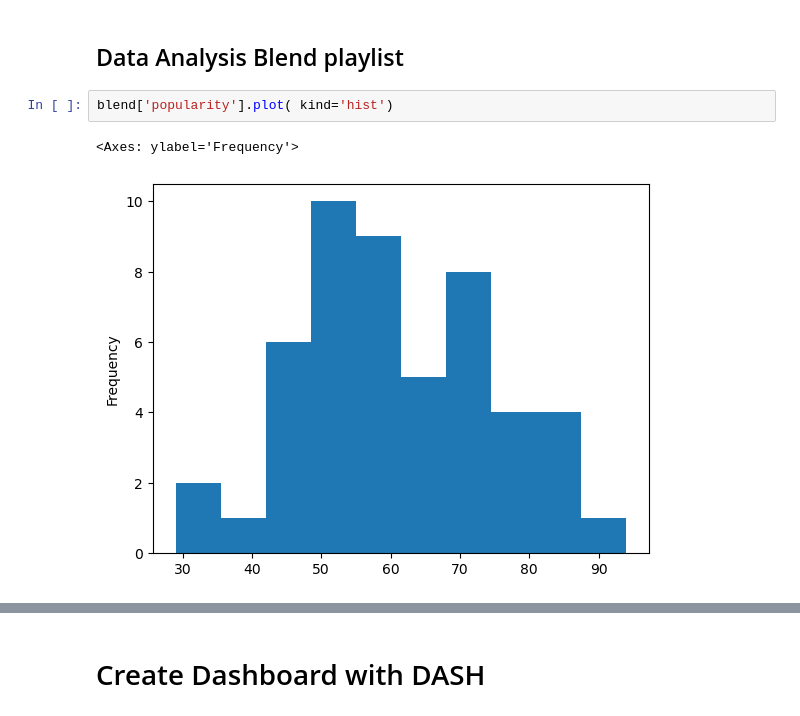
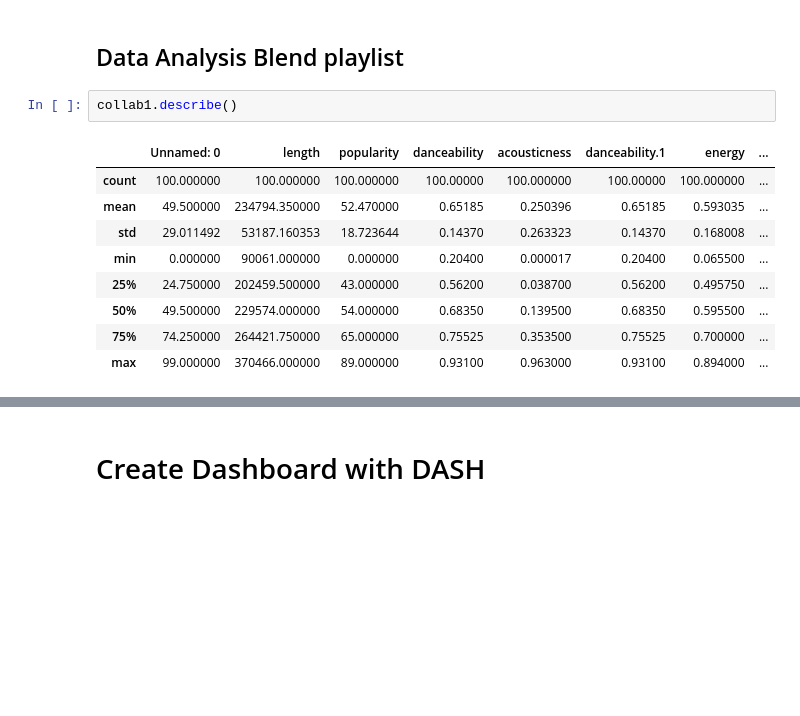
Before and after one commit to danbm94/spotifyEDA, a Jupyter notebook: spotify.ipynb, the cells around one changed output, grey strips where cells are left out. Saved outputs shown, nothing was run; the diff lists cells and outputs as text; blank space fills up the shorter version.

```diff
--- a/spotify.ipynb
+++ b/spotify.ipynb
@@ -662,8 +664,15 @@ plt.show()
 [figure]
 # %% [markdown]
 ## Data Analysis Blend playlist
-# %%
-blend['popularity'].plot( kind='hist')
-# %% [output]
-<Axes: ylabel='Frequency'>
-[figure, removed]
+# %%
+collab1.describe()
+# %% [output]
+|  | Unnamed: 0 | length | popularity | danceability | acousticness | danceability.1 | energy | ... |
+| count | 100.000000 | 100.000000 | 100.000000 | 100.00000 | 100.000000 | 100.00000 | 100.000000 | ... |
+| mean | 49.500000 | 234794.350000 | 52.470000 | 0.65185 | 0.250396 | 0.65185 | 0.593035 | ... |
+| std | 29.011492 | 53187.160353 | 18.723644 | 0.14370 | 0.263323 | 0.14370 | 0.168008 | ... |
+| min | 0.000000 | 90061.000000 | 0.000000 | 0.20400 | 0.000017 | 0.20400 | 0.065500 | ... |
+| 25% | 24.750000 | 202459.500000 | 43.000000 | 0.56200 | 0.038700 | 0.56200 | 0.495750 | ... |
+| 50% | 49.500000 | 229574.000000 | 54.000000 | 0.68350 | 0.139500 | 0.68350 | 0.595500 | ... |
+| 75% | 74.250000 | 264421.750000 | 65.000000 | 0.75525 | 0.353500 | 0.75525 | 0.700000 | ... |
+| max | 99.000000 | 370466.000000 | 89.000000 | 0.93100 | 0.963000 | 0.93100 | 0.894000 | ... |
```
Also changed, not shown: parts of 16 cells of this notebook, 2 other files.
